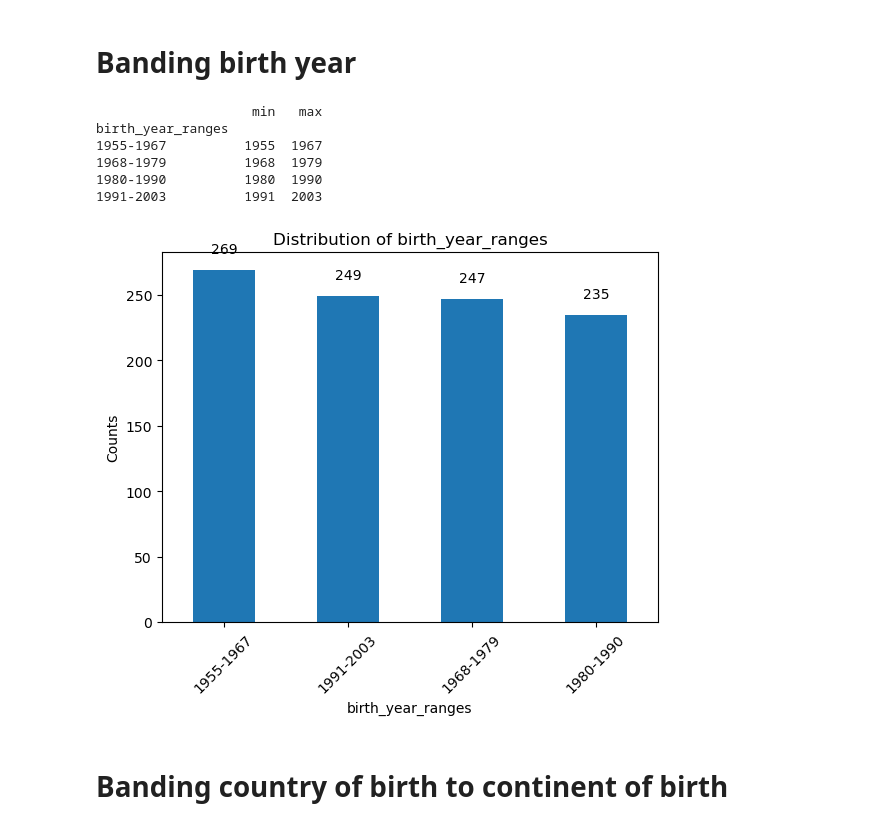
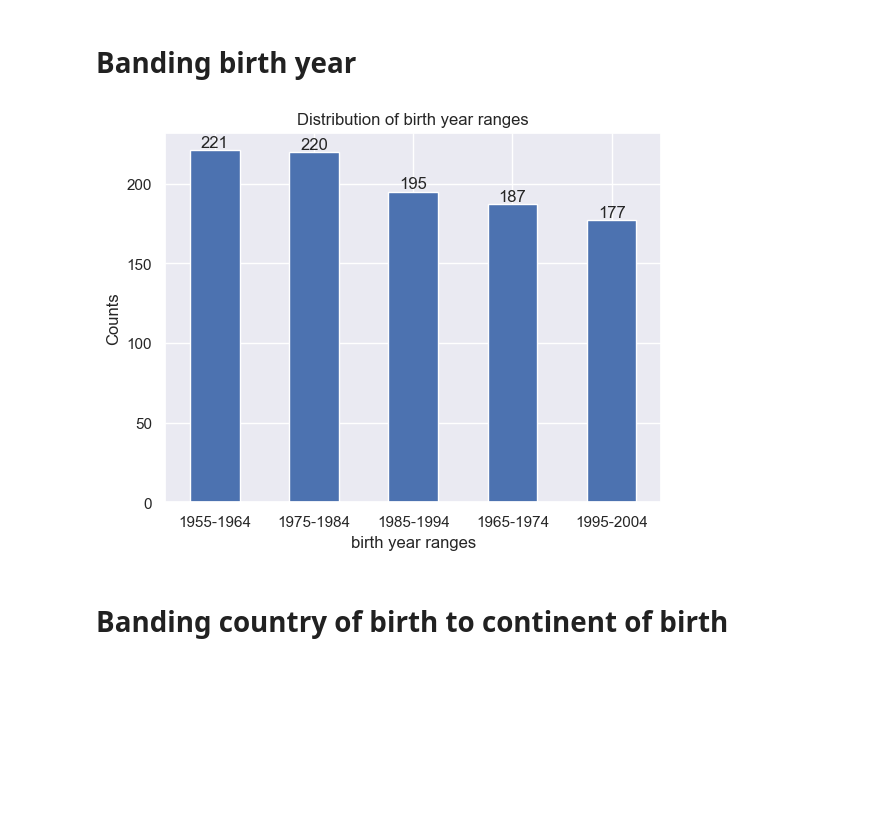
Before and after one commit to KHsuan/CDM_data_anonymisation, a Jupyter notebook: actual_final.ipynb, the cells around one changed output. Drawn from its saved outputs; the diff is of its cells as text; code cells hidden in the pictures; blank space fills up the shorter version.

```diff
--- a/actual_final.ipynb
+++ b/actual_final.ipynb
@@ -4,0 +8,13 @@
+# %%
+# Importing packages
+import random
+import pandas as pd
+import numpy as np
+import time
+import matplotlib.pyplot as plt
+import datetime
+import pycountry_convert as pc
+import seaborn as sns
+sns.set()
+# Importing the data
+data = pd.read_csv('customer_information.csv')
@@ -44,39 +50,33 @@ data['sample_ID'] = data.index.to_series().apply(generate_sample_id)
 # %%
 # Converting birth date to birth year
 birthDate = pd.to_datetime(data.birthdate, format='mixed')
 data['birth_year'] = pd.DatetimeIndex(birthDate).year
 
 # Looking at min and max of birth year
 min_birthyear = data['birth_year'].min() # 1955
-max_birthyear = data['birth_year'].max() # 2003
+max_birthyear = data['birth_year'].max() # 2005
 
-# Assuming you have already created 'birth_year_group'
-group_labels = ['1955-1967', '1968-1979', '1980-1990', '1991-2003']
-data['birth_year_ranges'] = pd.qcut(data['birth_year'], 4, labels=group_labels)
+# # Assuming you have already created 'birth_year_group'
+# group_labels = ['1955-1967', '1968-1979', '1980-1990', '1991-2003']
+# data['birth_year_ranges'] = pd.qcut(data['birth_year'], 4, labels=group_labels)
 
-# Group by the 'birth_year_group' and then find min and max of 'birth year' in each group
-group_ranges = data.groupby('birth_year_ranges')['birth_year'].agg(['min', 'max'])
+# # Group by the 'birth_year_group' and then find min and max of 'birth year' in each group
+# group_ranges = data.groupby('birth_year_ranges')['birth_year'].agg(['min', 'max'])
 
-print(group_ranges)
+# print(group_ranges)
 
 
-# # Creating groups with 15 years range
-# birthyear_bins = ["1955", "1975", "1995", "2003"]
-# birthyear_labels = ["1955-1975", "1975-1995", "1995-2003"]
+# Creating groups with 15 years range
+birthyear_bins = ["1955", "1965", "1975", "1985", "1995", "2005"]
+birthyear_labels = ["1955-1964", "1965-1974", "1975-1984", "1985-1994", "1995-2004" ]
 
-# # Banding heights into specified ranges
-# data['birth_year_ranges'] = pd.cut(data['birth_year'], bins=birthyear_bins, labels=birthyear_labels, right=False)
+# Banding heights into specified ranges
+data['birth_year_ranges'] = pd.cut(data['birth_year'], bins=birthyear_bins, labels=birthyear_labels, right=False)
 
 # Showing counts of height ranges
 plot_column_counts_with_annotations(data, 'birth_year_ranges')
 # %% [output]
-                    min   max
-birth_year_ranges
-1955-1967          1955  1967
-1968-1979          1968  1979
-1980-1990          1980  1990
-1991-2003          1991  2003
-[figure, old version]
+[figure, new version]
 # %% [markdown]
 # Banding country of birth to continent of birth
 # %%
```
Also changed, not shown: parts of 27 cells of this notebook, 2 other files.
